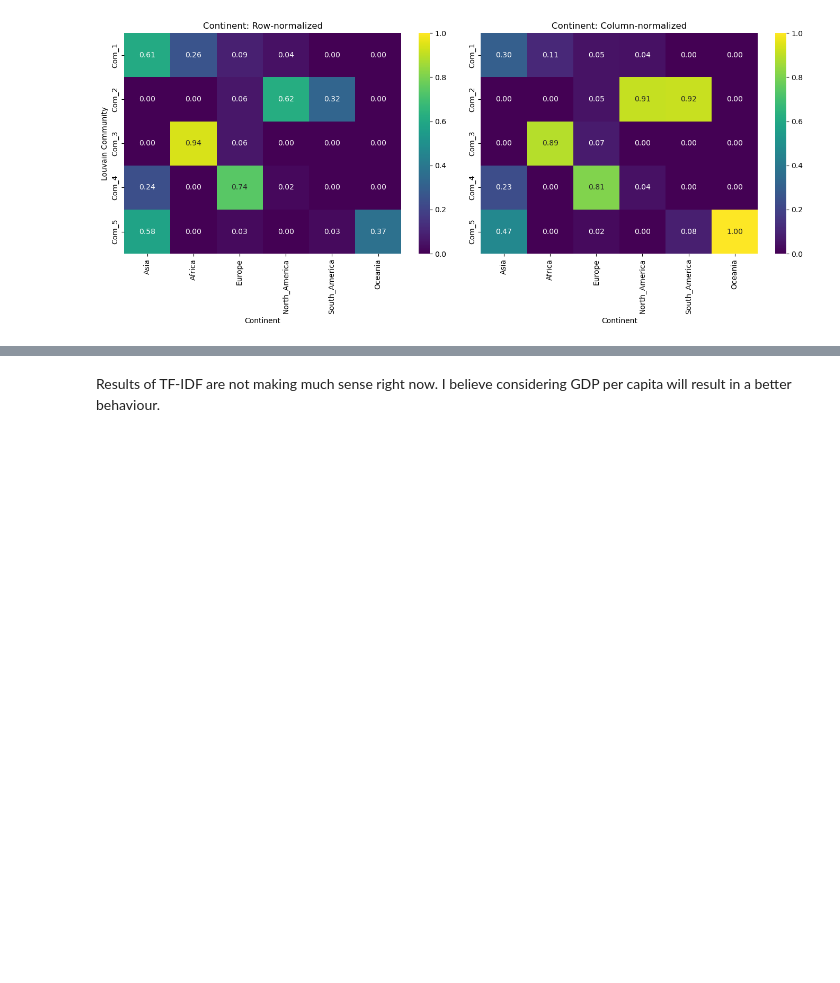
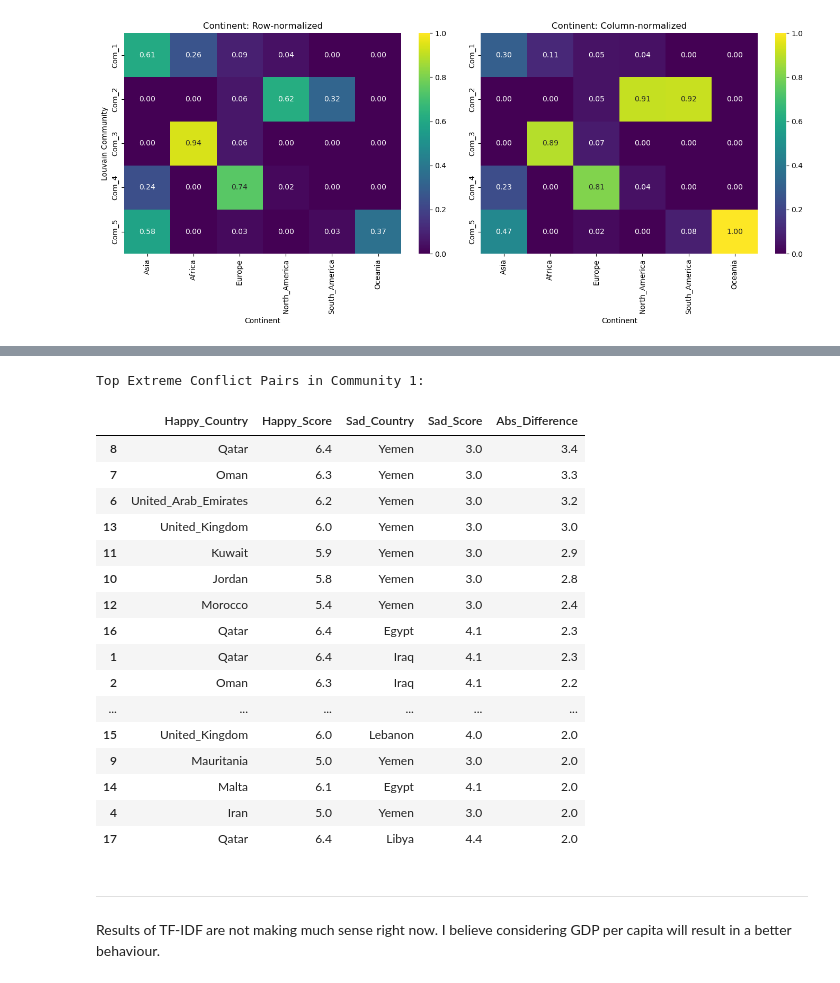
Before and after one commit to joaommata/WorldGraph, a Jupyter notebook: communities.ipynb, the cells around one changed output, grey strips where cells are left out. Cells and saved outputs as stored; diff of their text form; code cells hidden in the pictures; blank space fills up the shorter version.

```diff
--- a/communities.ipynb
+++ b/communities.ipynb
@@ -558,3 +675,68 @@ Generating confusion matrices for all community factors...
+# %%
+
+# 1. Determine the community with the highest conflict (most negative assortativity)
+target_community_id = df_conflict.sort_values(by='Assortativity').iloc[0]['Community_ID']
+target_nodes = louvain_communities[int(target_community_id) - 1]
+
+# 2. Extract and filter the extreme pairs
+extreme_pairs = []
+subgraph = G.subgraph(target_nodes)
+
+# Define the threshold for "extreme" sentiment difference
+SENTIMENT_DIFFERENCE_THRESHOLD = 2.0
+
+for u, v in subgraph.edges():
+    score_u = G.nodes[u].get('sentiment_score')
+    score_v = G.nodes[v].get('sentiment_score')
+
+    if score_u is not None and score_v is not None:
+
+        # Check if the absolute difference is large enough to be an "extreme"
+        if abs(score_u - score_v) >= SENTIMENT_DIFFERENCE_THRESHOLD:
+
+            # Label the countries for clarity in the output
+            if score_u > score_v:
+                happy_country, happy_score = u, score_u
+                sad_country, sad_score = v, score_v
+            else:
+                happy_country, happy_score = v, score_v
+                sad_country, sad_score = u, score_u
+
+            extreme_pairs.append({
+                'Happy_Country': happy_country,
+                'Happy_Score': happy_score,
+                'Sad_Country': sad_country,
+                'Sad_Score': sad_score,
+                'Abs_Difference': abs(score_u - score_v)
+            })
+
+# 3. Create the DataFrame and display it
+df_extremes = pd.DataFrame(extreme_pairs)
+df_extremes = df_extremes.sort_values(by='Abs_Difference', ascending=False)
+# %%
+print(f"Top Extreme Conflict Pairs in Community {int(target_community_id)}:")
+df_extremes
+# %% [output]
+Top Extreme Conflict Pairs in Community 1:
+|  | Happy_Country | Happy_Score | Sad_Country | Sad_Score | Abs_Difference |
+| 8 | Qatar | 6.4 | Yemen | 3.0 | 3.4 |
+| 7 | Oman | 6.3 | Yemen | 3.0 | 3.3 |
+| 6 | United_Arab_Emirates | 6.2 | Yemen | 3.0 | 3.2 |
+| 13 | United_Kingdom | 6.0 | Yemen | 3.0 | 3.0 |
+| 11 | Kuwait | 5.9 | Yemen | 3.0 | 2.9 |
+| 10 | Jordan | 5.8 | Yemen | 3.0 | 2.8 |
+| 12 | Morocco | 5.4 | Yemen | 3.0 | 2.4 |
+| 16 | Qatar | 6.4 | Egypt | 4.1 | 2.3 |
+| 1 | Qatar | 6.4 | Iraq | 4.1 | 2.3 |
+| 2 | Oman | 6.3 | Iraq | 4.1 | 2.2 |
+| ... | ... | ... | ... | ... | ... |
+| 15 | United_Kingdom | 6.0 | Lebanon | 4.0 | 2.0 |
+| 9 | Mauritania | 5.0 | Yemen | 3.0 | 2.0 |
+| 14 | Malta | 6.1 | Egypt | 4.1 | 2.0 |
+| 4 | Iran | 5.0 | Yemen | 3.0 | 2.0 |
+| 17 | Qatar | 6.4 | Libya | 4.4 | 2.0 |
+# %% [markdown]
+---
 # %% [markdown]
 Results of TF-IDF are not making much sense right now. I believe considering GDP per capita will result in a better behaviour.
 # %% [markdown]
```
Also changed, not shown: parts of 3 cells of this notebook.
